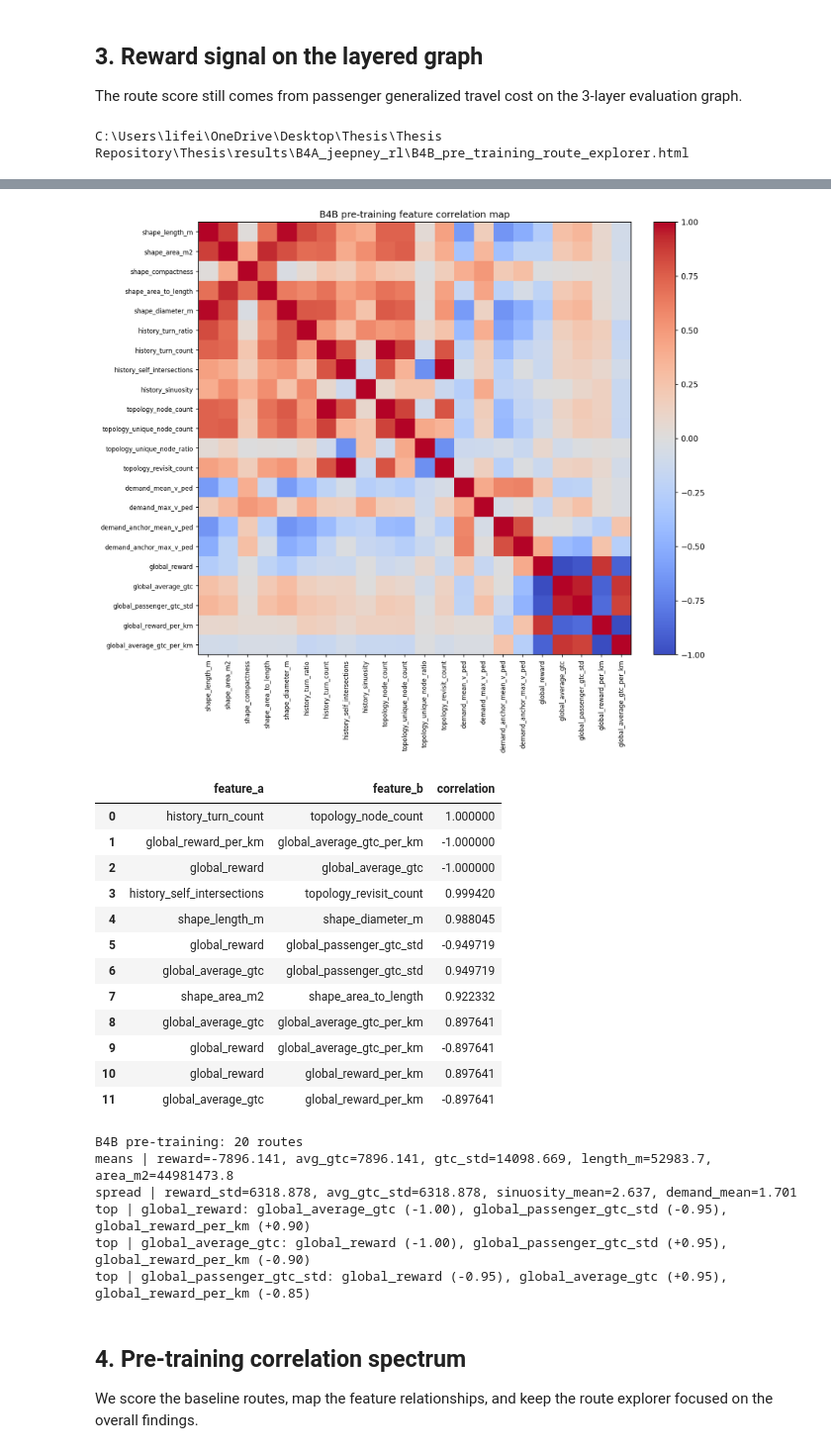
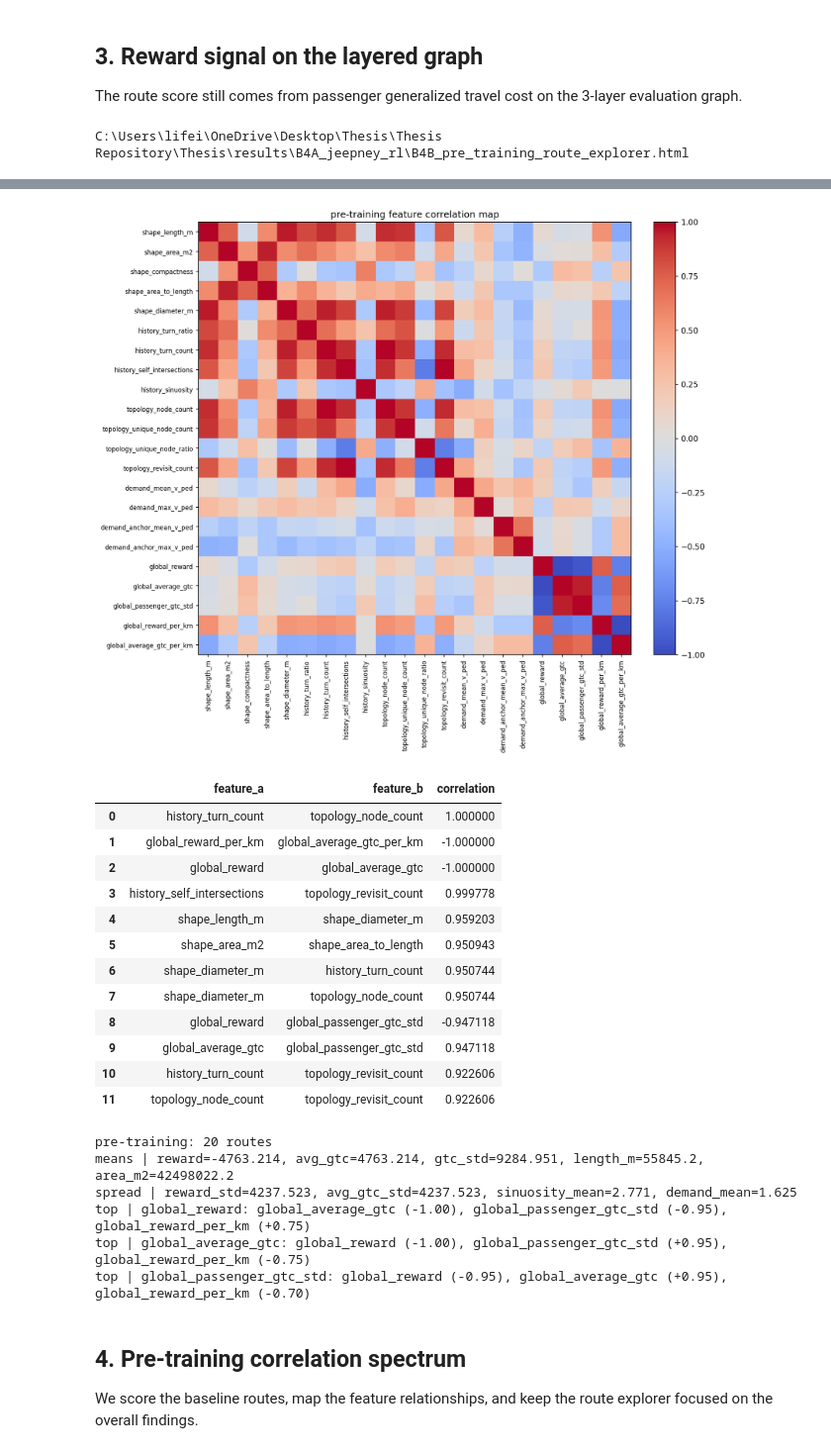
Before and after one commit to giosanchez0208/Thesis, a Jupyter notebook: notebooks/B4B_jeepney_rl.ipynb, the cells around one changed output, grey strips where cells are left out. Shown at 99% size. Cells and saved outputs as stored; diff of their text form; code cells hidden in the pictures.

```diff
--- a/notebooks/B4B_jeepney_rl.ipynb
+++ b/notebooks/B4B_jeepney_rl.ipynb
@@ -398,58 +380,58 @@ node_vped_lookup = {
     for row in generator.node_table.itertuples(index=False)
 }
 
 pre_frame = build_route_spectrum_frame(
     routes,
     score_route_fn=lambda route, index: get_systemic_fitness(route, use_full=True, seed_offset=index),
     node_vped_lookup=node_vped_lookup,
-    phase='B4B pre-training',
+    phase='pre-training',
 )
-pre_summary = summarize_route_spectrum(pre_frame, label='B4B pre-training')
+pre_summary = summarize_route_spectrum(pre_frame, label='pre-training')
 pre_corr = route_spectrum_correlation(pre_frame)
 pre_corr_pairs = route_correlation_pairs(pre_corr, limit=12, min_abs=0.35)
-pre_route_notes = build_route_spectrum_notes(routes, pre_frame, phase='B4B pre-training')
+pre_route_notes = build_route_spectrum_notes(routes, pre_frame, phase='pre-training')
 pre_frame.to_csv(OUTPUT_DIR / 'B4B_pre_training_feature_frame.csv', index=False)
 pre_corr.to_csv(OUTPUT_DIR / 'B4B_pre_training_correlations.csv')
 pre_corr_png = plot_correlation_heatmap(
     pre_corr,
     OUTPUT_DIR / 'B4B_pre_training_correlation_heatmap.png',
-    title='B4B pre-training feature correlation map',
+    title='pre-training feature correlation map',
 )
 pre_html = route_system.export_route_toggle_html(
     route_manager,
     OUTPUT_DIR / 'B4B_pre_training_route_explorer.html',
-    title=f'B4B Pre-training Routes ({NUM_ROUTES})',
+    title=f'Pre-training Routes ({NUM_ROUTES})',
     route_notes=pre_route_notes,
     overall_summary=pre_summary,
 )
 print(pre_html)
 display(IFrame(pre_html.as_uri(), width=1200, height=900))
 display(Image(filename=str(pre_corr_png)))
 display(pre_corr_pairs)
 print(pre_summary)
 # %% [output]
 C:\Users\lifei\OneDrive\Desktop\Thesis\Thesis Repository\Thesis\results\B4A_jeepney_rl\B4B_pre_training_route_explorer.html
 [interactive output not drawn]
-[figure, old version]
+[figure, new version]
 |  | feature_a | feature_b | correlation |
 | 0 | history_turn_count | topology_node_count | 1.000000 |
 | 1 | global_reward_per_km | global_average_gtc_per_km | -1.000000 |
 | 2 | global_reward | global_average_gtc | -1.000000 |
-| 3 | history_self_intersections | topology_revisit_count | 0.999420 |
-| 4 | shape_length_m | shape_diameter_m | 0.988045 |
-| 5 | global_reward | global_passenger_gtc_std | -0.949719 |
-| 6 | global_average_gtc | global_passenger_gtc_std | 0.949719 |
-| 7 | shape_area_m2 | shape_area_to_length | 0.922332 |
-| 8 | global_average_gtc | global_average_gtc_per_km | 0.897641 |
-| 9 | global_reward | global_average_gtc_per_km | -0.897641 |
-| 10 | global_reward | global_reward_per_km | 0.897641 |
-| 11 | global_average_gtc | global_reward_per_km | -0.897641 |
+| 3 | history_self_intersections | topology_revisit_count | 0.999778 |
+| 4 | shape_length_m | shape_diameter_m | 0.959203 |
+| 5 | shape_area_m2 | shape_area_to_length | 0.950943 |
+| 6 | shape_diameter_m | history_turn_count | 0.950744 |
+| 7 | shape_diameter_m | topology_node_count | 0.950744 |
+| 8 | global_reward | global_passenger_gtc_std | -0.947118 |
+| 9 | global_average_gtc | global_passenger_gtc_std | 0.947118 |
+| 10 | history_turn_count | topology_revisit_count | 0.922606 |
+| 11 | topology_node_count | topology_revisit_count | 0.922606 |
-B4B pre-training: 20 routes
-means | reward=-7896.141, avg_gtc=7896.141, gtc_std=14098.669, length_m=52983.7, area_m2=44981473.8
-spread | reward_std=6318.878, avg_gtc_std=6318.878, sinuosity_mean=2.637, demand_mean=1.701
-top | global_reward: global_average_gtc (-1.00), global_passenger_gtc_std (-0.95), global_reward_per_km (+0.90)
-top | global_average_gtc: global_reward (-1.00), global_passenger_gtc_std (+0.95), global_reward_per_km (-0.90)
-top | global_passenger_gtc_std: global_reward (-0.95), global_average_gtc (+0.95), global_reward_per_km (-0.85)
+pre-training: 20 routes
+means | reward=-4763.214, avg_gtc=4763.214, gtc_std=9284.951, length_m=55845.2, area_m2=42498022.2
+spread | reward_std=4237.523, avg_gtc_std=4237.523, sinuosity_mean=2.771, demand_mean=1.625
+top | global_reward: global_average_gtc (-1.00), global_passenger_gtc_std (-0.95), global_reward_per_km (+0.75)
+top | global_average_gtc: global_reward (-1.00), global_passenger_gtc_std (+0.95), global_reward_per_km (-0.75)
+top | global_passenger_gtc_std: global_reward (-0.95), global_average_gtc (+0.95), global_reward_per_km (-0.70)
 # %% [markdown]
 ## 4. Pre-training correlation spectrum
 We score the baseline routes, map the feature relationships, and keep the route explorer focused on the overall findings.
```
Also changed, not shown: parts of 9 cells of this notebook, 12 other files.
